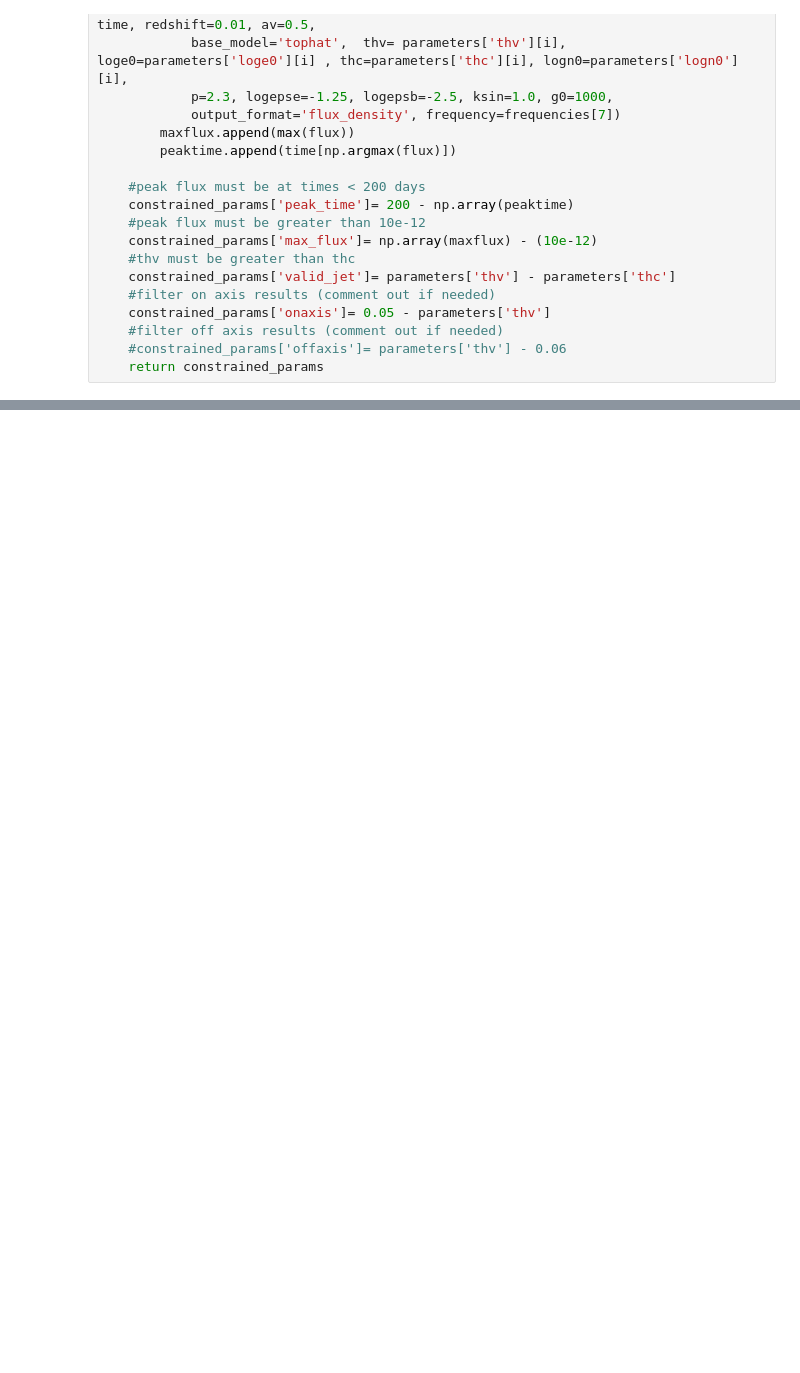
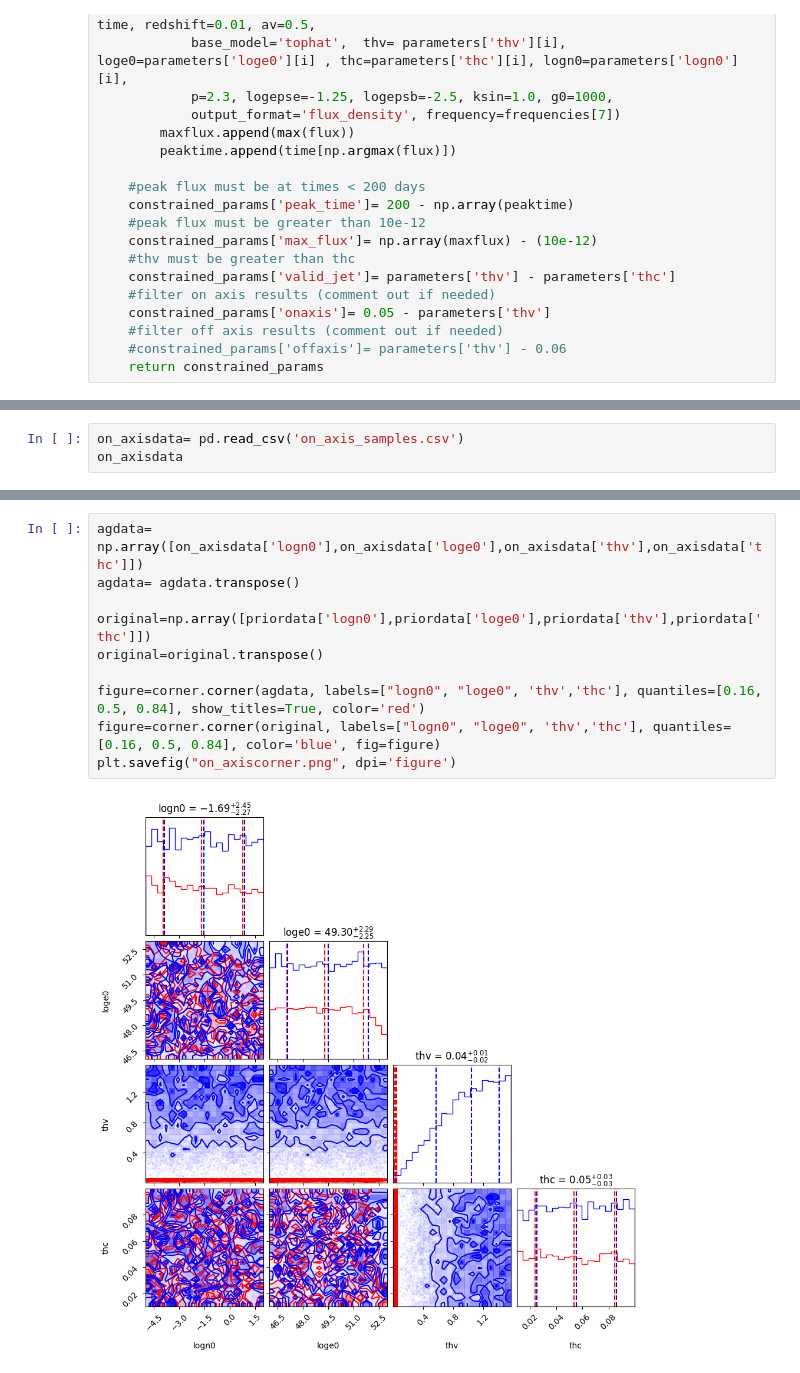
Before and after one commit to wfw23/MPhys_project, a Jupyter notebook: limited_priors.ipynb, the cells around one changed output, grey strips where cells are left out. Drawn from its saved outputs; the diff is of its cells as text; blank space fills up the shorter version.

Commit message:
first banded and new corner plots finished

```diff
--- a/limited_priors.ipynb
+++ b/limited_priors.ipynb
@@ -404,0 +397,3 @@ plt.savefig("on_axiscorner.png", dpi='figure')
+# %%
+on_axisdata= pd.read_csv('on_axis_samples.csv')
+on_axisdata
@@ -404,0 +414,12 @@ plt.savefig("on_axiscorner.png", dpi='figure')
+# %%
+agdata= np.array([on_axisdata['logn0'],on_axisdata['loge0'],on_axisdata['thv'],on_axisdata['thc']])
+agdata= agdata.transpose()
+
+original=np.array([priordata['logn0'],priordata['loge0'],priordata['thv'],priordata['thc']])
+original=original.transpose()
+
+figure=corner.corner(agdata, labels=["logn0", "loge0", 'thv','thc'], quantiles=[0.16, 0.5, 0.84], show_titles=True, color='red')
+figure=corner.corner(original, labels=["logn0", "loge0", 'thv','thc'], quantiles=[0.16, 0.5, 0.84], color='blue', fig=figure)
+plt.savefig("on_axiscorner.png", dpi='figure')
+# %% [output]
+[figure, added]
```
Also changed, not shown: parts of 16 cells of this notebook, 3 other files.
